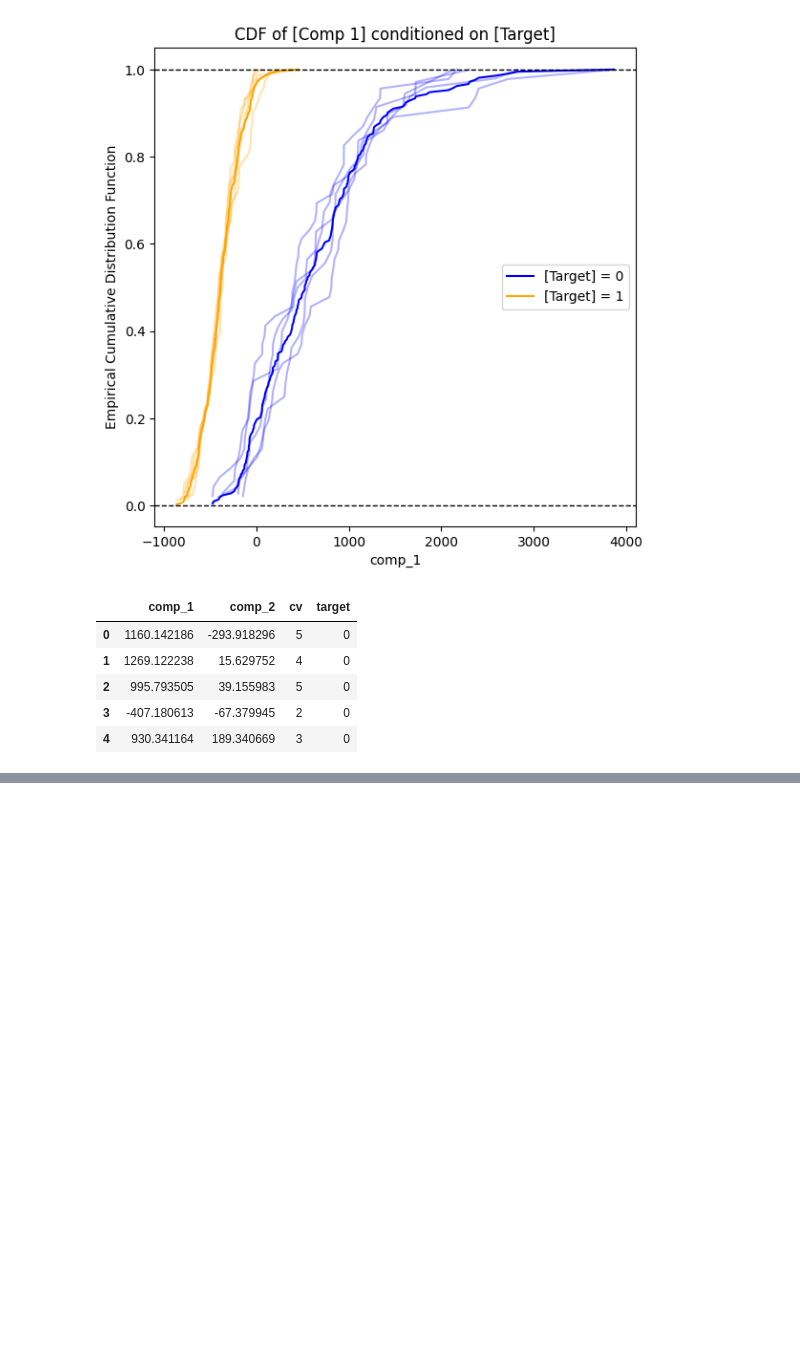
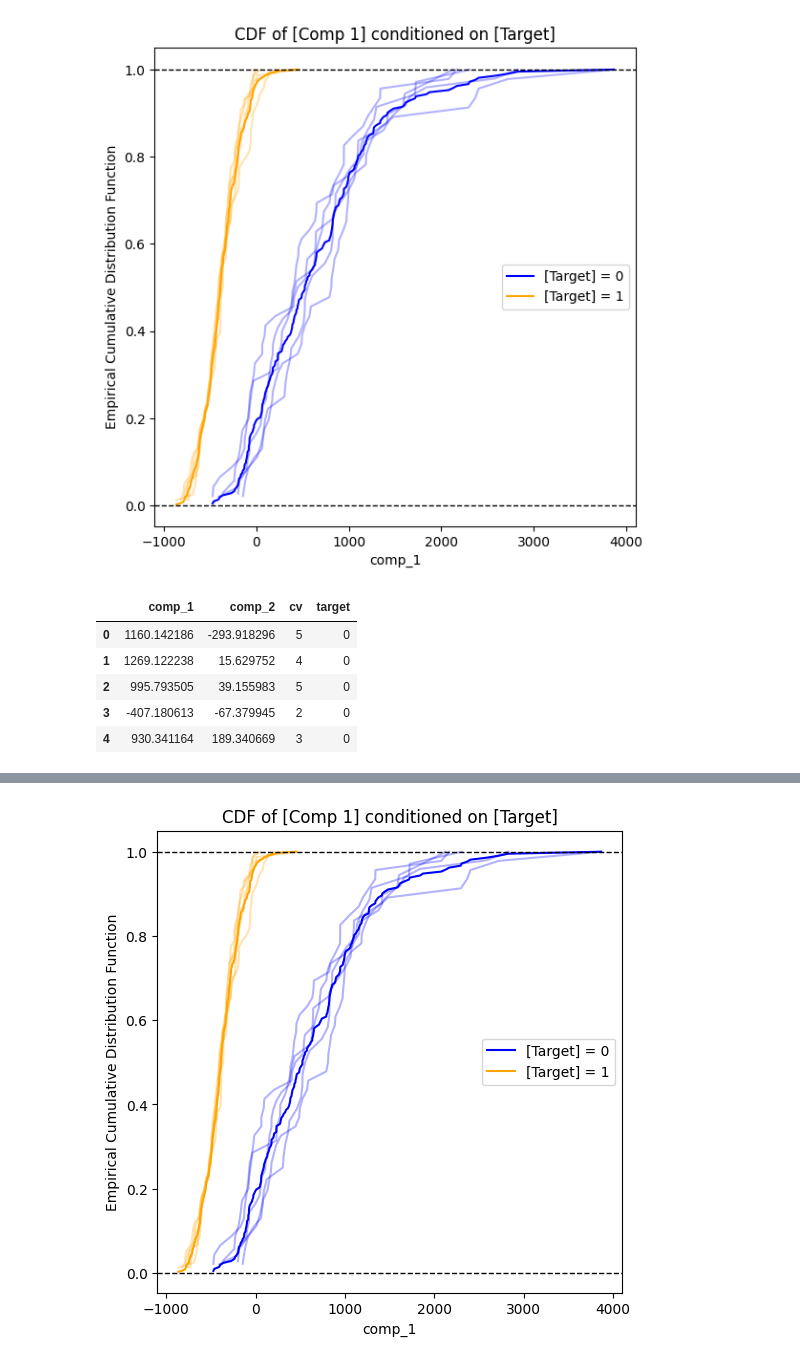
Before and after one commit to predictables/predictables, a Jupyter notebook: dev_univariate.ipynb, the cells around one changed output, grey strips where cells are left out. Saved outputs shown, nothing was run; the diff lists cells and outputs as text; code cells hidden in the pictures; blank space fills up the shorter version.

Commit message:
implemented plot_cdf method in Univariate. got roc_curve_plot() function working.

```diff
--- a/dev_univariate.ipynb
+++ b/dev_univariate.ipynb
@@ -259,3 +273,7 @@ ua.results.round(4).T
+# %%
+ua.plot_cdf();
+# %% [output]
+[figure, added]
 # %%
 dir(ua)
 # %% [output]
```
Also changed, not shown: parts of 8 cells of this notebook, 10 other files.
